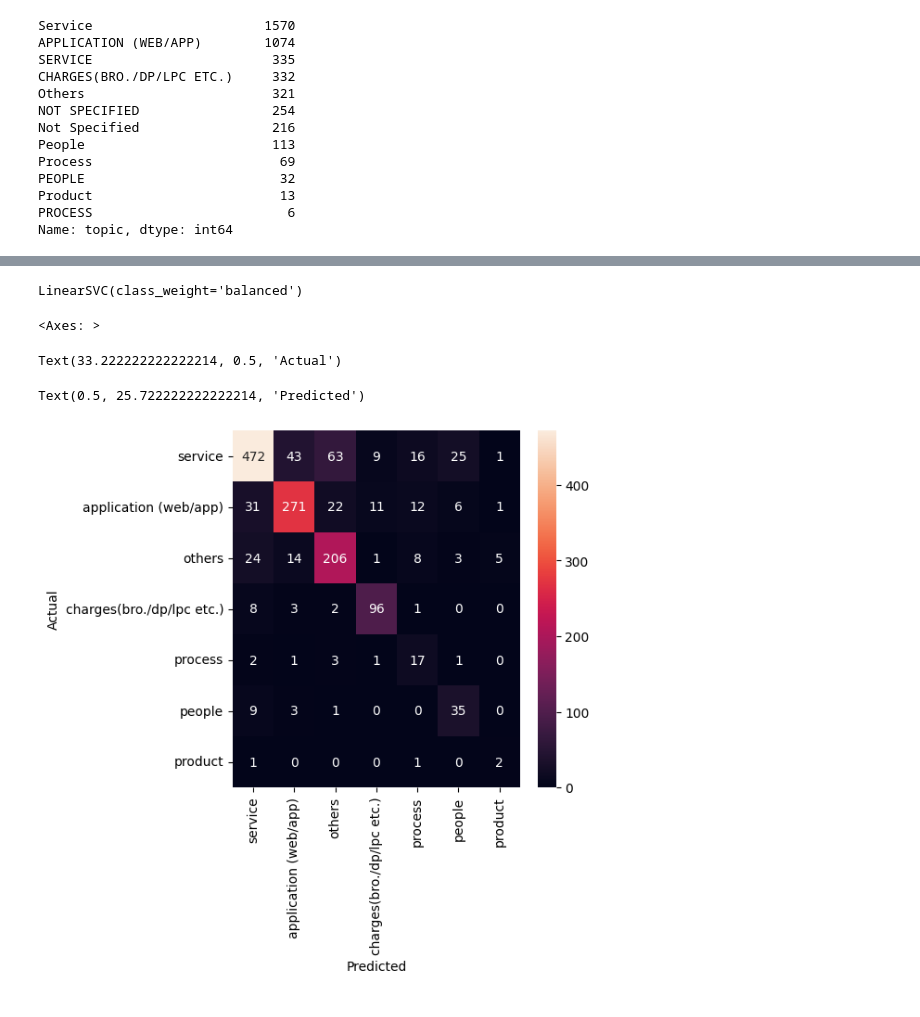
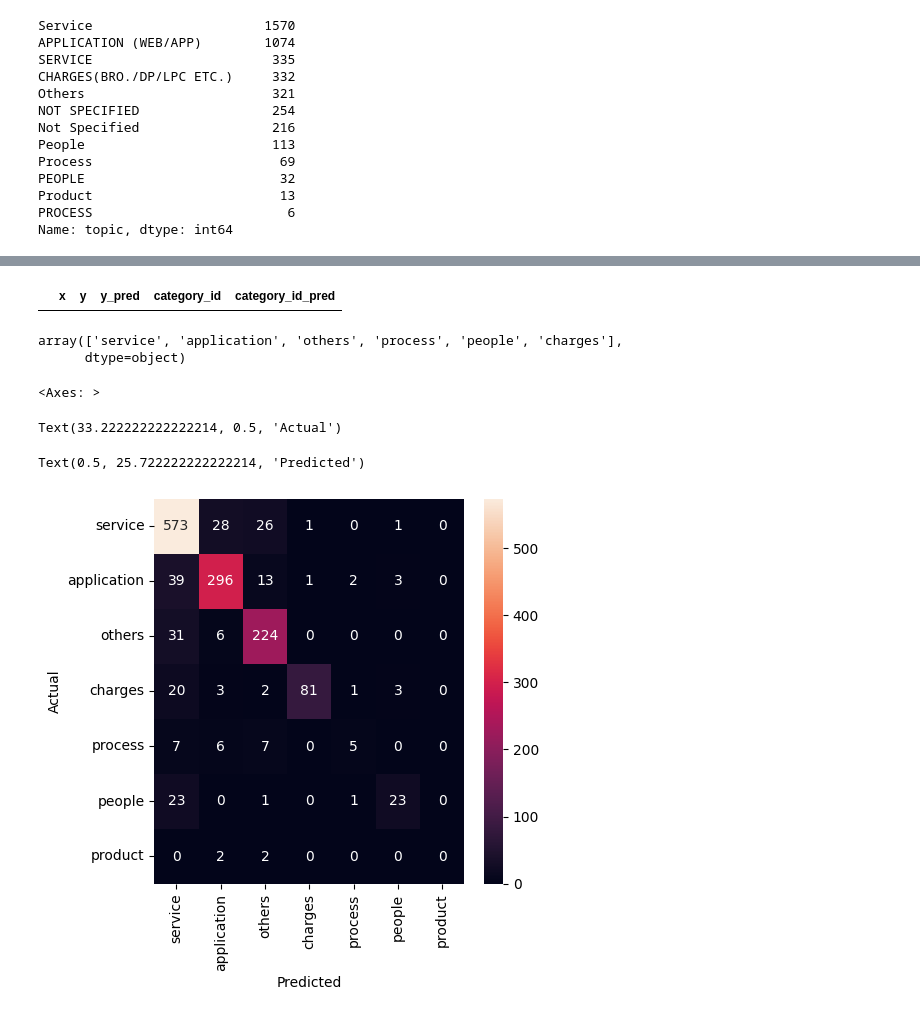
Before and after one commit to Brijeshtanwar/Topic-Modeling, a Jupyter notebook: sklearn_nlp_fasttext.ipynb, the cells around one changed output, grey strips where cells are left out. Saved outputs shown, nothing was run; the diff lists cells and outputs as text; code cells hidden in the pictures.

```diff
--- a/sklearn_nlp_fasttext.ipynb
+++ b/sklearn_nlp_fasttext.ipynb
@@ -126,0 +195,14 @@ df.head(10)
+# %%
+df_test_pred = df_test
+df_test_pred['y_pred'] = df_test_pred['x'].apply(model.predict)
+df_test_pred['y_pred']=df_test_pred['y_pred'].str[0:1]
+df_test_pred['y_pred'] = df_test_pred['y_pred'].astype(str)
+df_test_pred['y_pred'] = df_test_pred['y_pred'].str[12:-5]
+df_test_pred['y'] = df_test_pred['y'].str[9:]
+# %%
+df_pred = df
+df_pred['y_pred'] = df_pred['x'].apply(model.predict)
+df_pred['y_pred'] = df_pred['y_pred'].str[0:1]
+df_pred['y_pred'] = df_pred['y_pred'].astype(str)
+df_pred['y_pred'] = df_pred['y_pred'].str[12:-5]
+df_pred['y'] = df_pred['y'].str[9:]
@@ -127,6 +225,6 @@ df.head(10)
 # %%
 # Dict for classes
-df['category_id'] = df['y'].factorize()[0]
-category_id_df = df[['y', 'category_id']].drop_duplicates().sort_values('category_id')
+df_pred['category_id'] = df_pred['y'].factorize()[0]
+category_id_df = df_pred[['y', 'category_id']].drop_duplicates().sort_values('category_id')
 category_to_id = dict(category_id_df.values)
 id_to_category = dict(category_id_df[['category_id', 'y']].values)
@@ -244,27 +231,30 @@ plt.show()
-# %%
-from sklearn.svm import LinearSVC
-from sklearn.model_selection import train_test_split
-model = LinearSVC(class_weight = 'balanced')
-# model = LinearSVC()
-X_train, X_test, y_train, y_test, indices_train, indices_test = train_test_split(X, y, df.index, test_size=0.33, stratify=y, random_state=0)
-model.fit(X_train, y_train)
-y_pred = model.predict(X_test)
-# %% [output]
-LinearSVC(class_weight='balanced')
+# %%
+df_test_pred['category_id'] = df_test_pred['y'].map(category_to_id)
+df_test_pred['category_id_pred'] = df_test_pred['y_pred'].map(category_to_id)
+df_pred['category_id_pred'] = df_pred['y_pred'].map(category_to_id)
+# %%
+df_test_pred[df_test_pred['category_id_pred'].isnull()]
+# %% [output]
+|  | x | y | y_pred | category_id | category_id_pred |
+# %%
+df_test_pred.y_pred.unique()
+# %% [output]
+array(['service', 'application', 'others', 'process', 'people', 'charges'],
+      dtype=object)
 # %%
 from sklearn.metrics import confusion_matrix
-conf_mat = confusion_matrix(y_test, y_pred)
+conf_mat = confusion_matrix(df_test_pred['category_id'], df_test_pred['category_id_pred'])
 fig, ax = plt.subplots(figsize=(5,5))
 sns.heatmap(conf_mat, annot=True, fmt='d',
             xticklabels=category_id_df.y.values, yticklabels=category_id_df.y.values)
 plt.ylabel('Actual')
 plt.xlabel('Predicted')
 plt.show()
 # %% [output]
 <Axes: >
 Text(33.222222222222214, 0.5, 'Actual')
 Text(0.5, 25.722222222222214, 'Predicted')
-[figure, old version]
+[figure, new version]
 # %%
 # Classification report
 from sklearn import metrics
```
Also changed, not shown: parts of 28 cells of this notebook.
